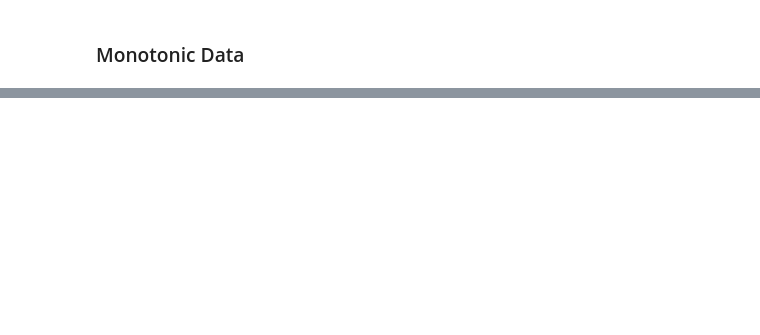
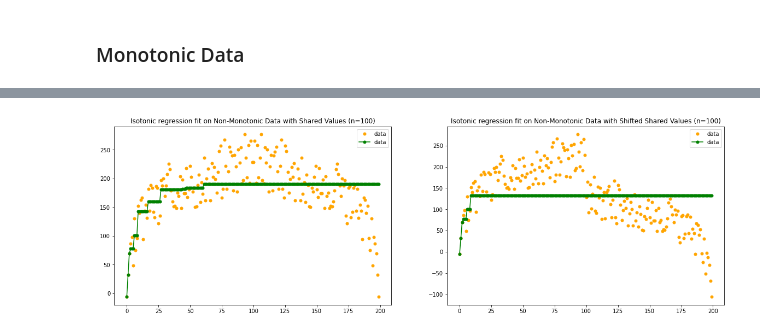
Before and after one commit to hanhanwu/Basic_But_Useful, a Jupyter notebook: simple_proof/iso_reg_nonmonotonic_data.ipynb, the cells around one changed output, grey strips where cells are left out. Saved outputs shown, nothing was run; the diff lists cells and outputs as text; code cells hidden in the pictures; blank space fills up the shorter version.

```diff
--- a/simple_proof/iso_reg_nonmonotonic_data.ipynb
+++ b/simple_proof/iso_reg_nonmonotonic_data.ipynb
@@ -31,0 +40,30 @@ plt.show()
+# %%
+# add oppsite y values
+x1 = np.arange(n*2)
+y1 = np.append(y, np.flip(y))
+
+ir = IsotonicRegression(out_of_bounds="clip")
+y_iso1 = ir.fit_transform(x1, y1)
+# %%
+# add oppsite y values and shift
+x2 = np.arange(n*2)
+y2 = np.append(y, np.flip(y)-100)
+
+ir = IsotonicRegression(out_of_bounds="clip")
+y_iso2 = ir.fit_transform(x2, y2)
+# %%
+fig, (ax1, ax2) = plt.subplots(ncols=2, figsize=(20, 6))
+
+ax1.plot(x1, y1, ".", markersize=10, label='data', color='orange')
+ax1.plot(x1, y_iso1, ".-", markersize=10, label='data', color='green')
+ax1.legend(loc="best")
+ax1.set_title("Isotonic regression fit on Non-Monotonic Data with Shared Values (n=%d)" % n)
+
+ax2.plot(x2, y2, ".", markersize=10, label='data', color='orange')
+ax2.plot(x2, y_iso2, ".-", markersize=10, label='data', color='green')
+ax2.legend(loc="best")
+ax2.set_title("Isotonic regression fit on Non-Monotonic Data with Shifted Shared Values (n=%d)" % n)
+
+plt.show()
+# %% [output]
+[figure, added]
```
Also changed, not shown: parts of 3 cells of this notebook.
